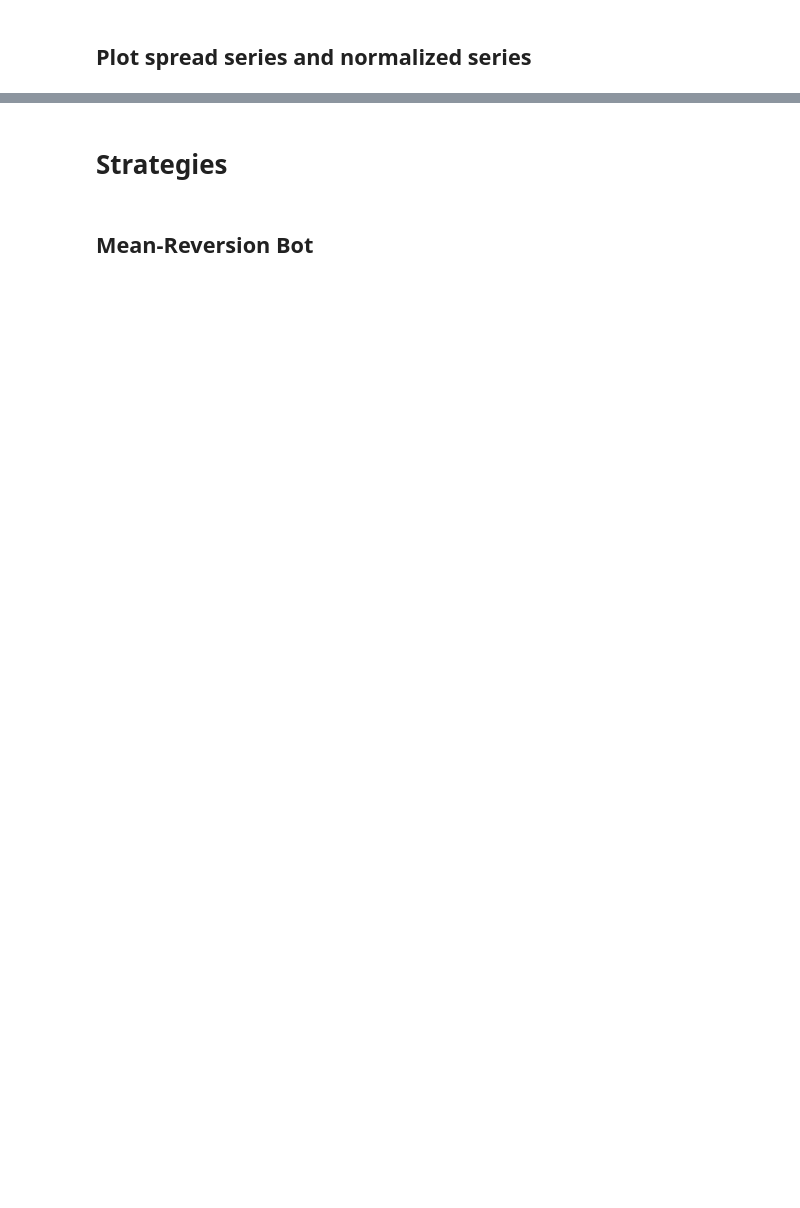
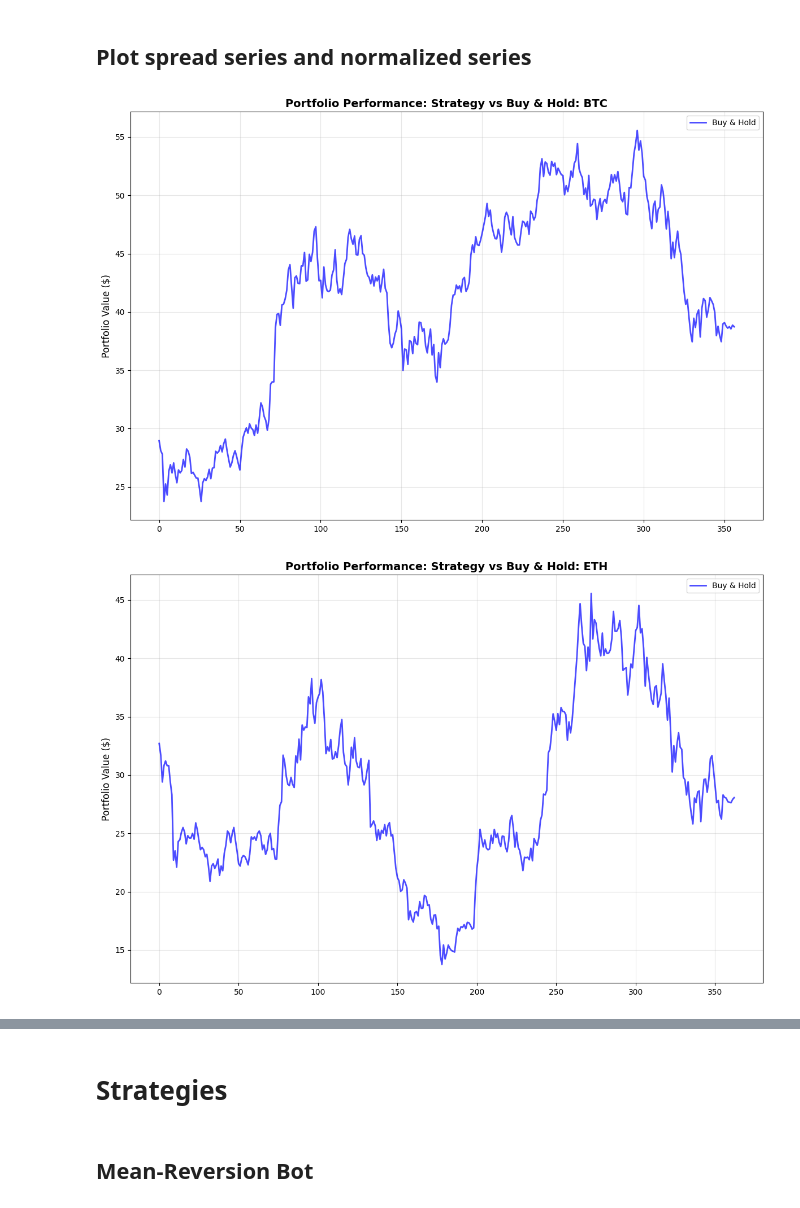
Before and after one commit to AminFiroozi/Trading-Algorithm-Project, a Jupyter notebook: Trading-Algorithm-Project.ipynb, the cells around one changed output, grey strips where cells are left out. Cells and saved outputs as stored; diff of their text form; code cells hidden in the pictures; blank space fills up the shorter version.

```diff
--- a/Trading-Algorithm-Project.ipynb
+++ b/Trading-Algorithm-Project.ipynb
@@ -814,3 +824,20 @@ if PLOT_SPREAD:
         ticker_name = "_".join(group)
         plot_overlay_normalized_candlesticks(group, dfs, ticker_name)
         plot_spread_candlestick(group, weights, dfs)
+# %%
+tickers = TOP_50 if MR_MODE == "explore" else SELECTED_TICKERS
+for ticker in tickers:
+        df = filter_ticker(ticker=ticker, start=START_DATE, end=END_DATE)
+        plt.figure(figsize=(12, 8))
+        plt.plot(df.index, df['Close'],
+                label='Buy & Hold', linewidth=2, alpha=0.7, color='blue')
+        plt.ylabel('Portfolio Value ($)', fontsize=12)
+        plt.title(f'Portfolio Performance: Strategy vs Buy & Hold: {ticker}', fontsize=14, fontweight='bold')
+        plt.legend(loc='best', fontsize=10)
+        plt.grid(True, alpha=0.3)
+
+        plt.tight_layout()
+        plt.show()
+# %% [output]
+[figure, added]
+[figure, added]
```
Also changed, not shown: parts of 12 cells of this notebook, 2 other files.
